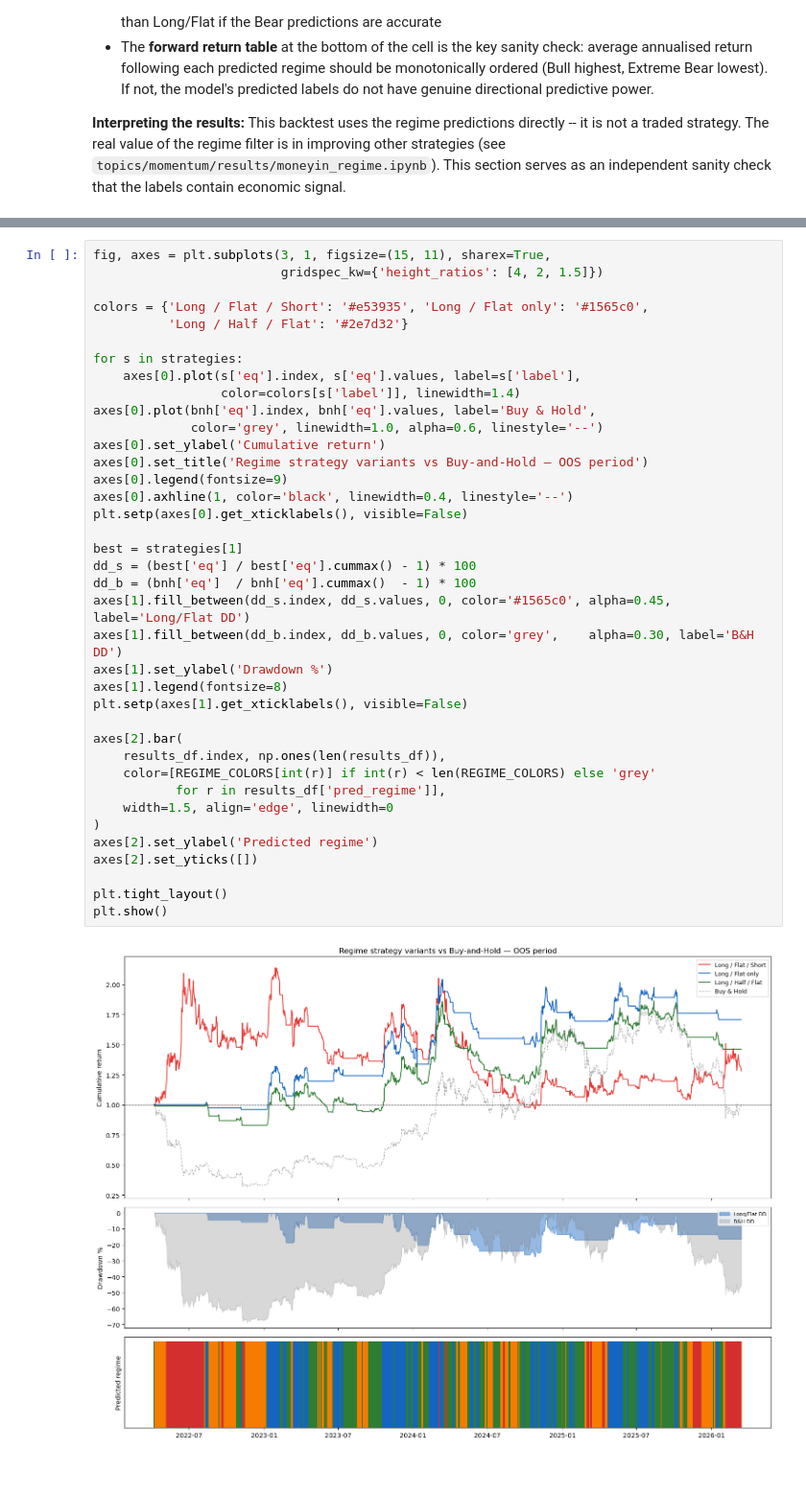
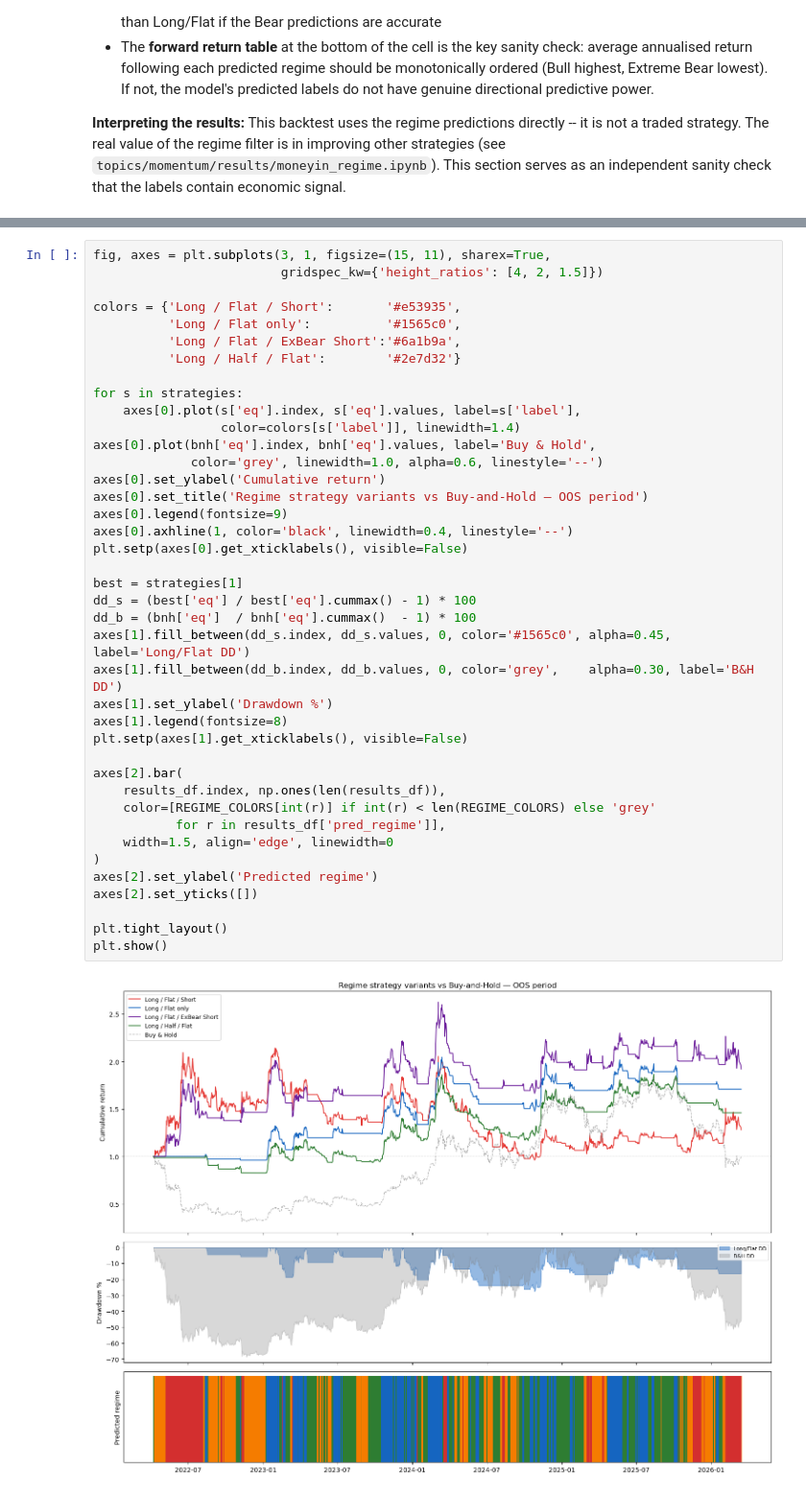
Before and after one commit to Epsilon-Fund/Epsilon-Quant-Research, a Jupyter notebook: topics/regime-classifier/notebooks/2_regime_prediction.ipynb, the cells around one changed output, grey strips where cells are left out. Shown at 96% size. Drawn from its saved outputs; the diff is of its cells as text.

```diff
--- a/topics/regime-classifier/notebooks/2_regime_prediction.ipynb
+++ b/topics/regime-classifier/notebooks/2_regime_prediction.ipynb
@@ -1166,39 +1167,41 @@ Avg annualised return on days following each predicted regime:
 fig, axes = plt.subplots(3, 1, figsize=(15, 11), sharex=True,
                          gridspec_kw={'height_ratios': [4, 2, 1.5]})
 
-colors = {'Long / Flat / Short': '#e53935', 'Long / Flat only': '#1565c0',
-          'Long / Half / Flat': '#2e7d32'}
+colors = {'Long / Flat / Short':       '#e53935',
+          'Long / Flat only':          '#1565c0',
+          'Long / Flat / ExBear Short':'#6a1b9a',
+          'Long / Half / Flat':        '#2e7d32'}
 
 for s in strategies:
     axes[0].plot(s['eq'].index, s['eq'].values, label=s['label'],
                  color=colors[s['label']], linewidth=1.4)
 axes[0].plot(bnh['eq'].index, bnh['eq'].values, label='Buy & Hold',
              color='grey', linewidth=1.0, alpha=0.6, linestyle='--')
 axes[0].set_ylabel('Cumulative return')
 axes[0].set_title('Regime strategy variants vs Buy-and-Hold — OOS period')
 axes[0].legend(fontsize=9)
 axes[0].axhline(1, color='black', linewidth=0.4, linestyle='--')
 plt.setp(axes[0].get_xticklabels(), visible=False)
 
 best = strategies[1]
 dd_s = (best['eq'] / best['eq'].cummax() - 1) * 100
 dd_b = (bnh['eq']  / bnh['eq'].cummax()  - 1) * 100
 axes[1].fill_between(dd_s.index, dd_s.values, 0, color='#1565c0', alpha=0.45, label='Long/Flat DD')
 axes[1].fill_between(dd_b.index, dd_b.values, 0, color='grey',    alpha=0.30, label='B&H DD')
 axes[1].set_ylabel('Drawdown %')
 axes[1].legend(fontsize=8)
 plt.setp(axes[1].get_xticklabels(), visible=False)
 
 axes[2].bar(
     results_df.index, np.ones(len(results_df)),
     color=[REGIME_COLORS[int(r)] if int(r) < len(REGIME_COLORS) else 'grey'
            for r in results_df['pred_regime']],
     width=1.5, align='edge', linewidth=0
 )
 axes[2].set_ylabel('Predicted regime')
 axes[2].set_yticks([])
 
 plt.tight_layout()
 plt.show()
 # %% [output]
-[figure, old version]
+[figure, new version]
```
Also changed, not shown: parts of 1 cell of this notebook, 1 other file.
